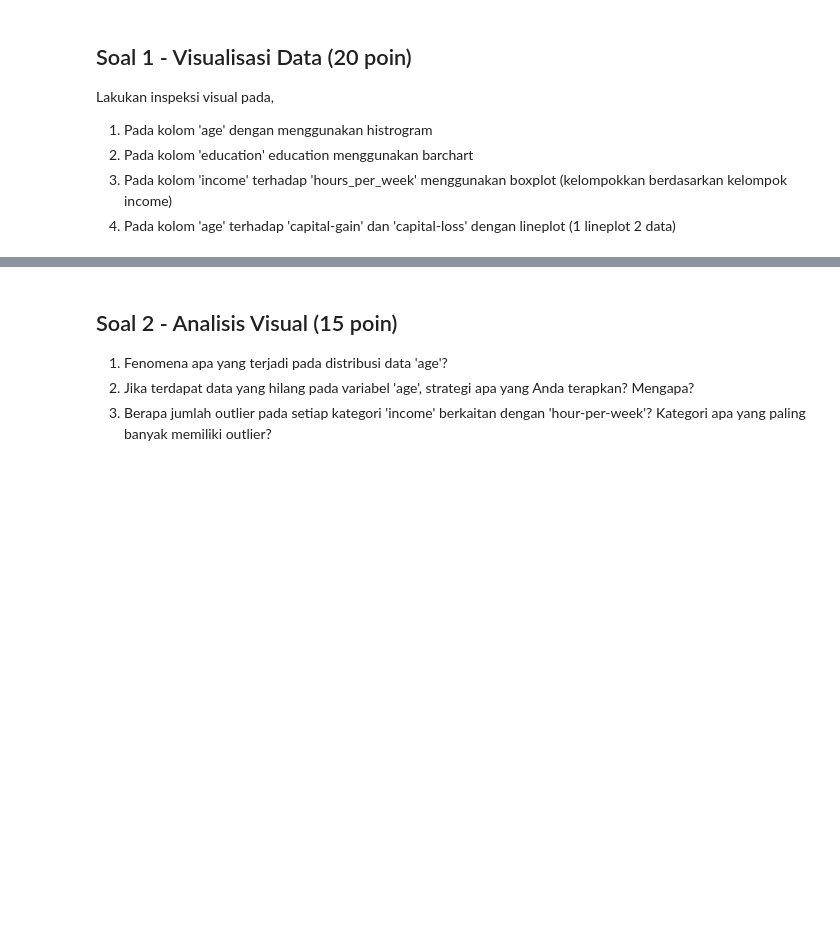
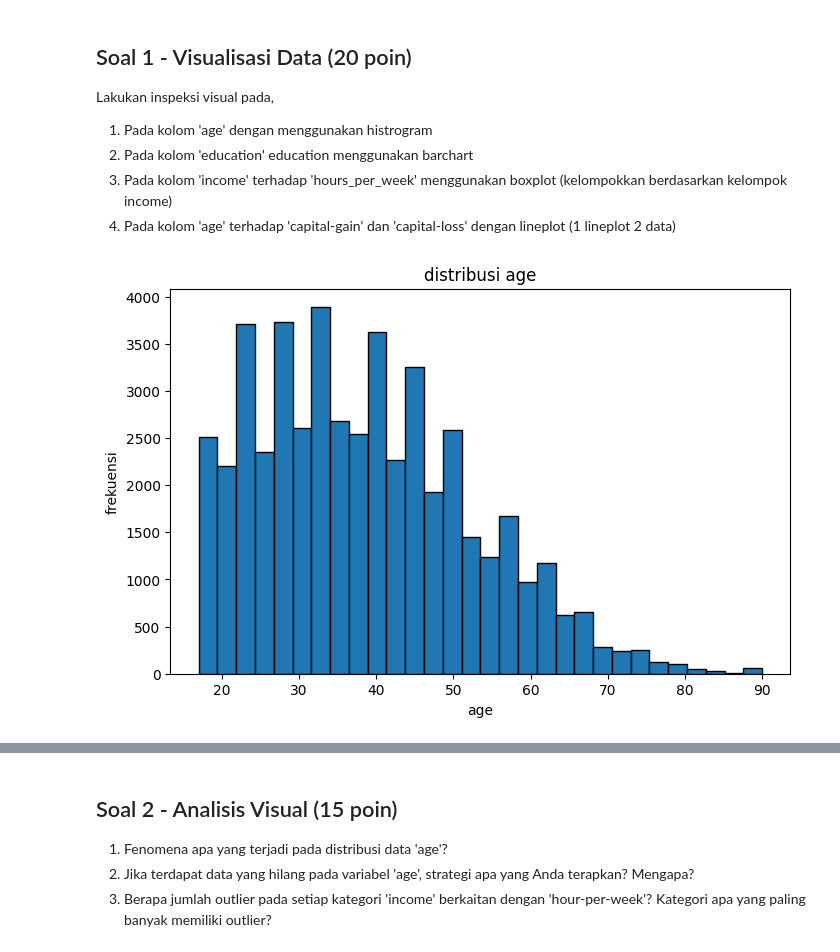
Before and after one commit to soulqan/Machine_Learning_2025, a Jupyter notebook: JS04_SOAL_KUIS1_ML.ipynb, the cells around one changed output, grey strips where cells are left out. Saved outputs shown, nothing was run; the diff lists cells and outputs as text; code cells hidden in the pictures; blank space fills up the shorter version.

```diff
--- a/JS04_SOAL_KUIS1_ML.ipynb
+++ b/JS04_SOAL_KUIS1_ML.ipynb
@@ -82,3 +130,9 @@ adult_income.metadata
 # Jawab Soal 2
 # Kerjakan pada cell ini
 # Anda diperbolehkan menambah cell jika diperlukan
+
+# ini diisi dengan object modus
+for col in df.select_dtypes(include=['object']).columns:
+    df[col] = df[col].fillna(df[col].mode()[0])
+
+df.isnull().sum()
@@ -91,0 +160,26 @@ Inspeksi semua fitur kualitatif. Jika terdapat value yang **tidak sesuai**, **ga
+# %%
+# Jawab Soal 2
+# Kerjakan pada cell ini
+# Anda diperbolehkan menambah cell jika diperlukan
+
+# ubah tanda tanya jadi NaN
+df = df.replace("?", np.nan)
+
+# menampilkan 10 kategori teratas dari stiap kategori
+for col in df.select_dtypes(include=['object']).columns:
+    print("\n")
+    print(df[col].value_counts(dropna=False).head(10))
+
+
+# hapus spasi double dan tanda titik di income
+df['income'] = df['income'].str.strip().str.replace(".", "", regex=False)
+
+
+# mengelompokkan kjategori yang dibawah 100 menjadi other
+for col in df.select_dtypes(include=['object']).columns:
+    freq = df[col].value_counts()
+    rare = freq[freq < 100].index
+    df[col] = df[col].replace(rare, "Others")
+
+print("\nJumlah missing value per kolom setelah pembersihan:")
+print(df.isnull().sum())
@@ -108,0 +213,10 @@ Lakukan inspeksi visual pada,
+# %%
+# Jawab 1.1 - Histrogram
+plt.figure(figsize=(8,5))
+plt.hist(df['age'], bins=30, edgecolor='black')
+plt.title("distribusi age")
+plt.xlabel("age")
+plt.ylabel("frekuensi")
+plt.show()
+# %% [output]
+[figure, added]
```
Also changed, not shown: parts of 25 cells of this notebook.
